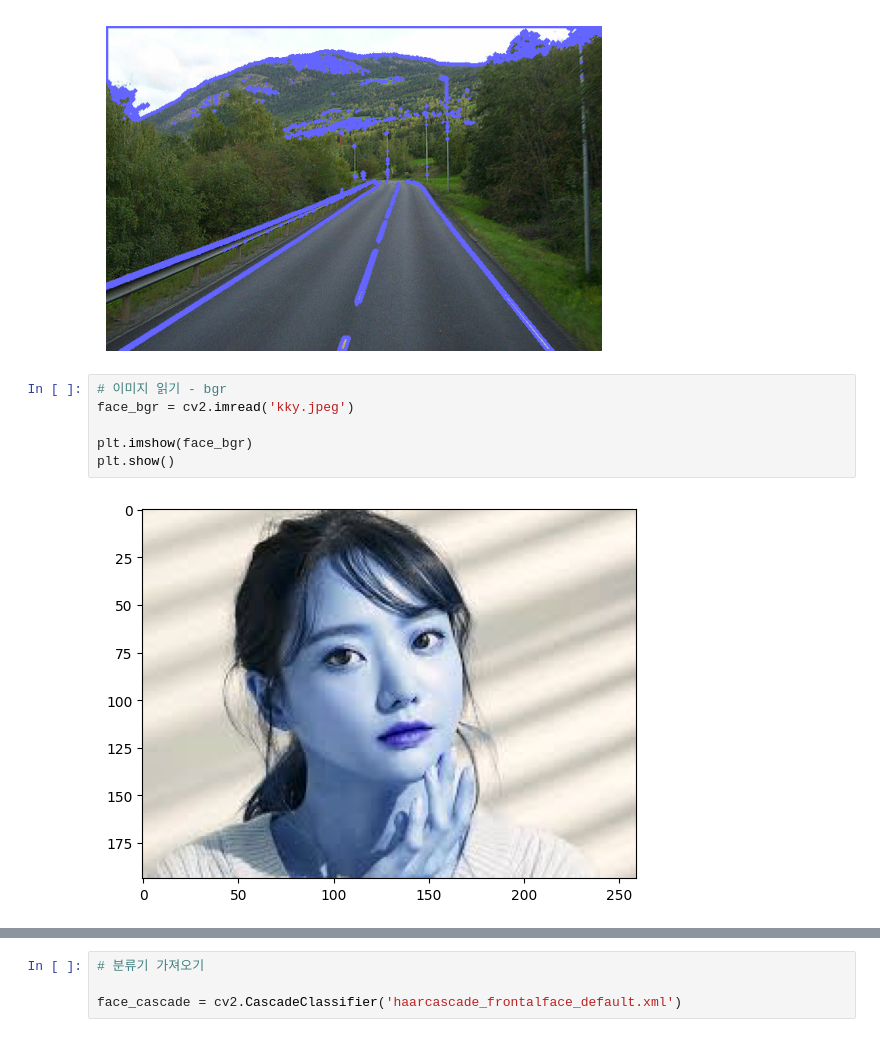
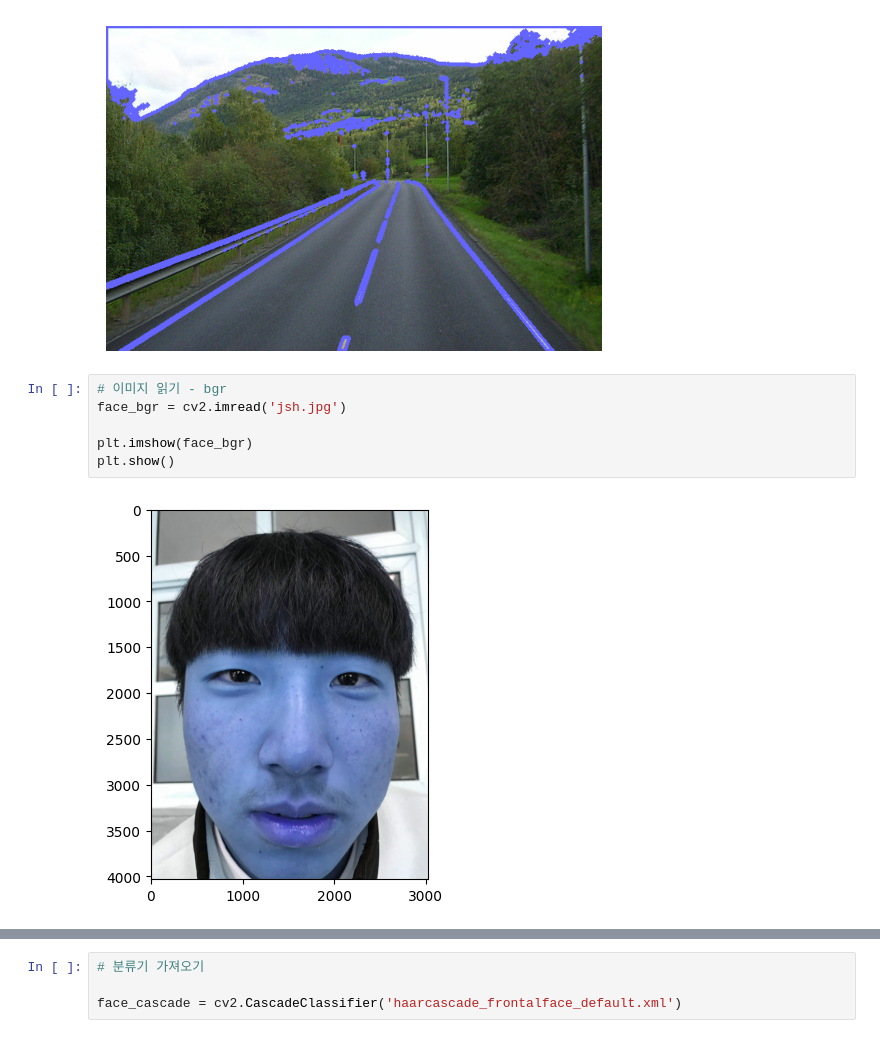
Before and after one commit to horolrolx/ai_visualization, a Jupyter notebook: day08/DAY8.ipynb, the cells around one changed output, grey strips where cells are left out. Drawn from its saved outputs; the diff is of its cells as text.

```diff
--- a/day08/DAY8.ipynb
+++ b/day08/DAY8.ipynb
@@ -180,12 +180,12 @@ plt.show()
 [figure]
 # %%
 # 이미지 읽기 - bgr
-face_bgr = cv2.imread('kky.jpeg')
+face_bgr = cv2.imread('jsh.jpg')
 
 plt.imshow(face_bgr)
 plt.show()
 # %% [output]
-[figure, old version]
+[figure, new version]
 # %%
 # 이미지 BGR -> GRAY로 변환
 face_gray = cv2.cvtColor(face_bgr, cv2.COLOR_BGR2GRAY)
```
Also changed, not shown: parts of 10 cells of this notebook, 2 other files.
